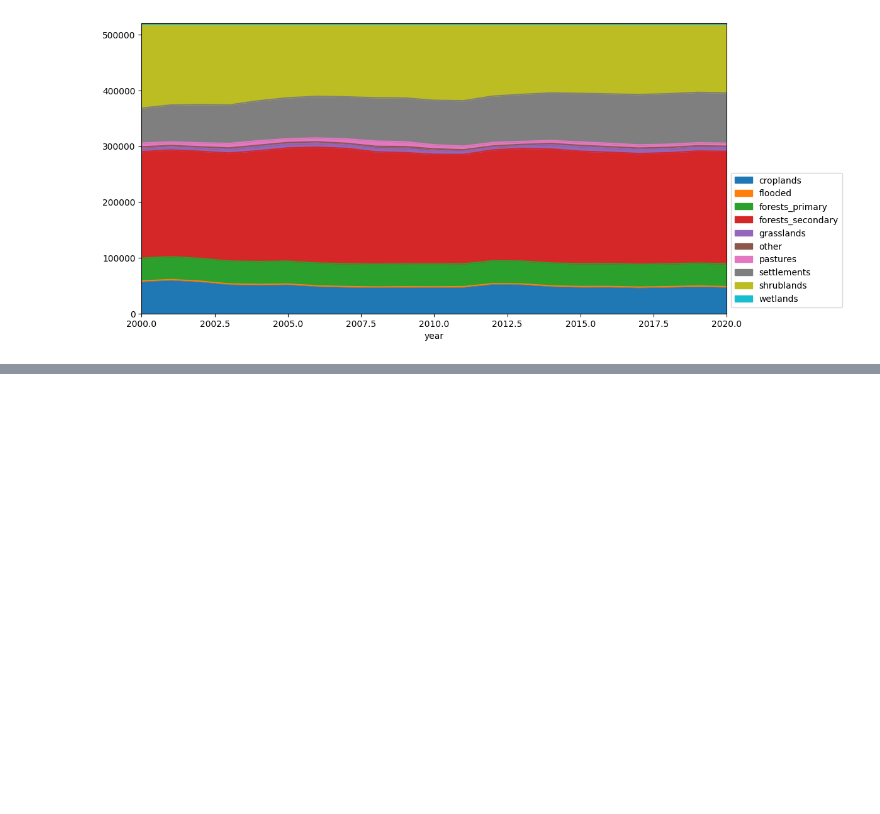
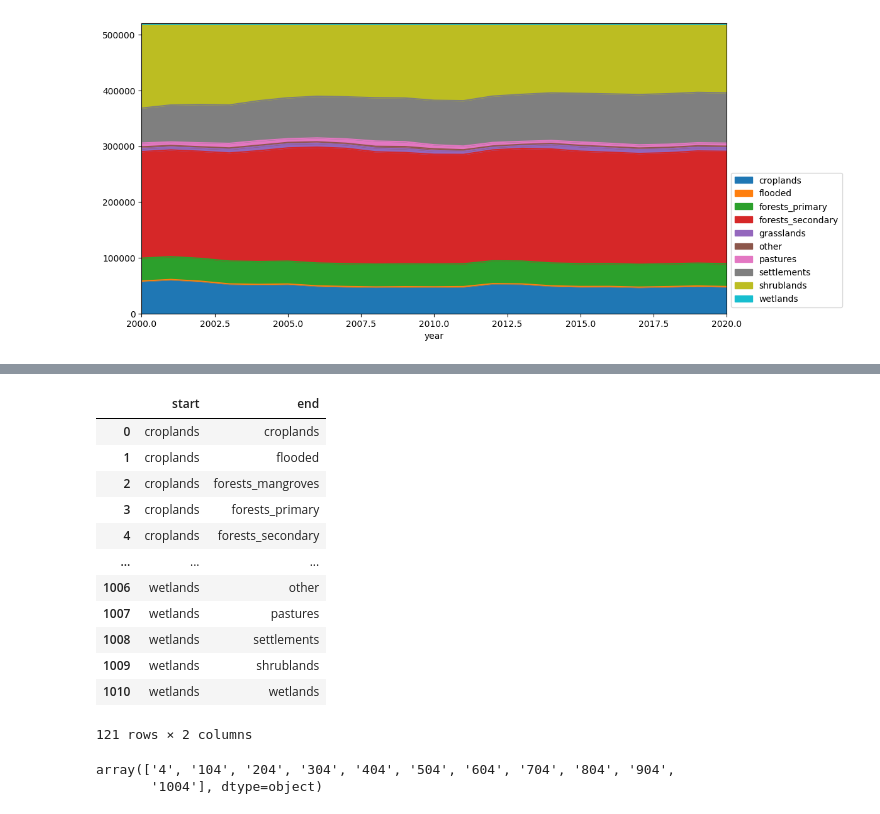
Before and after one commit to RodolfoFigueroa/AFOLU, a Jupyter notebook: main.ipynb, the cells around one changed output, grey strips where cells are left out. Cells and saved outputs as stored; diff of their text form; code cells hidden in the pictures; blank space fills up the shorter version.

```diff
--- a/main.ipynb
+++ b/main.ipynb
@@ -7,0 +15,3 @@ from generate import main
+# %%
+data_path = Path(os.getenv("DATA_PATH"))
+out_path = data_path / "generated"
@@ -86,0 +107,4 @@ df_plot.sum(axis=1).plot(ax=ax2, c="k", lw=2)
+# %%
+with open(out_path / "transition_label_map.json") as f:
+    label_map = json.load(f)
+label_map = pd.DataFrame(label_map, index=["start", "end"]).T
@@ -86,0 +139,21 @@ df_plot.sum(axis=1).plot(ax=ax2, c="k", lw=2)
+# %%
+label_map
+# %% [output]
+|  | start | end |
+| 0 | croplands | croplands |
+| 1 | croplands | flooded |
+| 2 | croplands | forests_mangroves |
+| 3 | croplands | forests_primary |
+| 4 | croplands | forests_secondary |
+| ... | ... | ... |
+| 1006 | wetlands | other |
+| 1007 | wetlands | pastures |
+| 1008 | wetlands | settlements |
+| 1009 | wetlands | shrublands |
+| 1010 | wetlands | wetlands |
+121 rows × 2 columns
+# %%
+label_map.query("end == 'forests_secondary'").index.values
+# %% [output]
+array(['4', '104', '204', '304', '404', '504', '604', '704', '804', '904',
+       '1004'], dtype=object)
```
Also changed, not shown: parts of 11 cells of this notebook.
